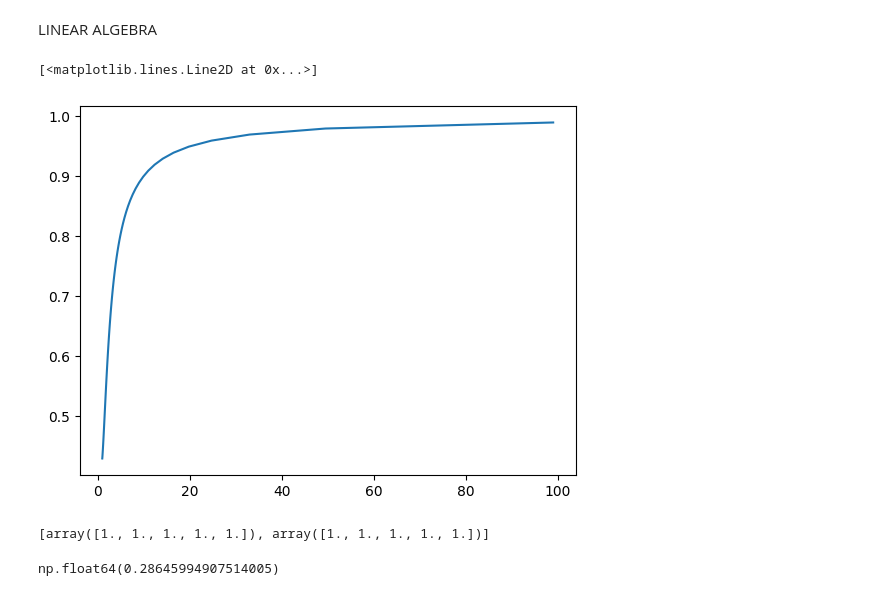
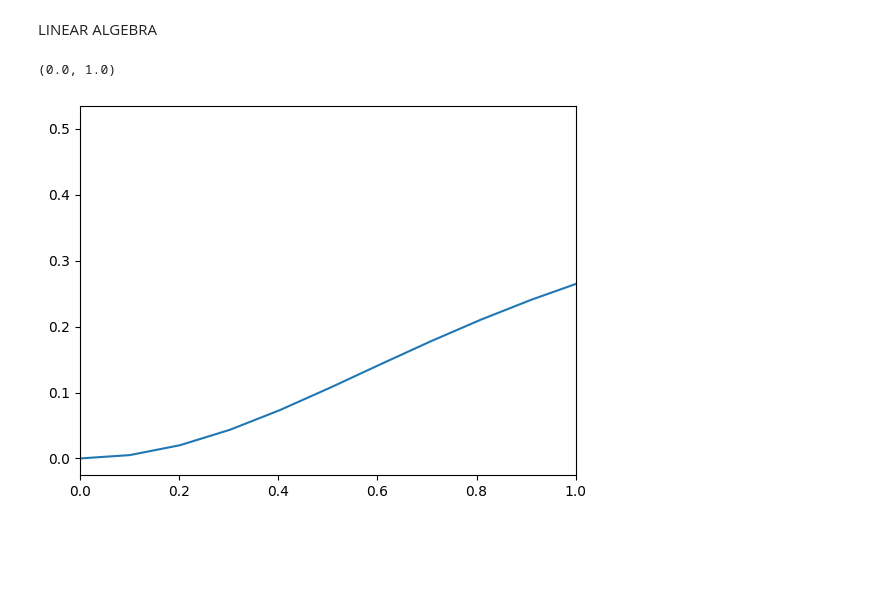
Before and after one commit to KristianMunnikhuis/subsystem_loschmidt_echo, a Jupyter notebook: scripts/mutual_info/exact_diag/Thermal Test/thermal_tests.ipynb, the cells around one changed output. Drawn from its saved outputs; the diff is of its cells as text; code cells hidden in the pictures; blank space fills up the shorter version.

```diff
--- a/scripts/mutual_info/exact_diag/Thermal Test/thermal_tests.ipynb
+++ b/scripts/mutual_info/exact_diag/Thermal Test/thermal_tests.ipynb
@@ -130,8 +159,26 @@ LINEAR ALGEBRA
 # %%
+#LINEAR ALGEBRA
+bc = ["ABC","PBC"]
+ns = []
+Es = []
+L = 100
+J = 1
+beta = 100
+betas = np.linspace(0,10,100)
+h = 1
+for p in range(0,2):
+        boundary_condition = bc[p]
+        H = sps.H_bdg(h,L,J,boundary_condition)
+        E, V = la.eigh(H)
+        U = V.copy()
+        V = V[:,:L]
+        E = E[L:]
+        G = sps.G_tfim(V)
+
+        F = G[:L,L:]
+        G = G[:L,:L]
+        #####
+        M = np.eye(L)-2*(G+F)
+        n = la.det(M)*(-1)**L * (-1)**p
+        Es.append(E)
+        ns.append(n)
-# %% [output]
-[<matplotlib.lines.Line2D at 0x...>]
-[figure, removed]
-# %%
-Es
-# %% [output]
-[array([1., 1., 1., 1., 1.]), array([1., 1., 1., 1., 1.])]
@@ -140,4 +185,20 @@ M = np.eye(L)-2*(G+F)
-# %%
-la.det(M)
-# %% [output]
-np.float64(0.28645994907514005)
+# %%
+sigzz= []
+Ms = []
+for beta in betas:
+    N = [ca(i,beta,Es,ns) for i in range(0,L)]
+    N+= [ac(i,beta, Es, ns) for i in range(0,L)]
+
+    G = U@np.diag(N)@U.T.conj()
+    F = G[:L,L:]
+    G = G[:L,:L]
+    M = np.eye(L)-2*(F+G)
+    Ms.append(M)
+
+    sigzz+= [4*(G[0,0]-1/2)*(G[1,1]-1/2)+4*G[0,1]*(-G[1,0])+4*np.square(F[0,1])]
+plt.plot(betas,sigzz)
+#plt.ylim(0,1)
+plt.xlim(0,1)
+# %% [output]
+(0.0, 1.0)
+[figure, added]
```
Also changed, not shown: parts of 9 cells of this notebook, 7 other files.
